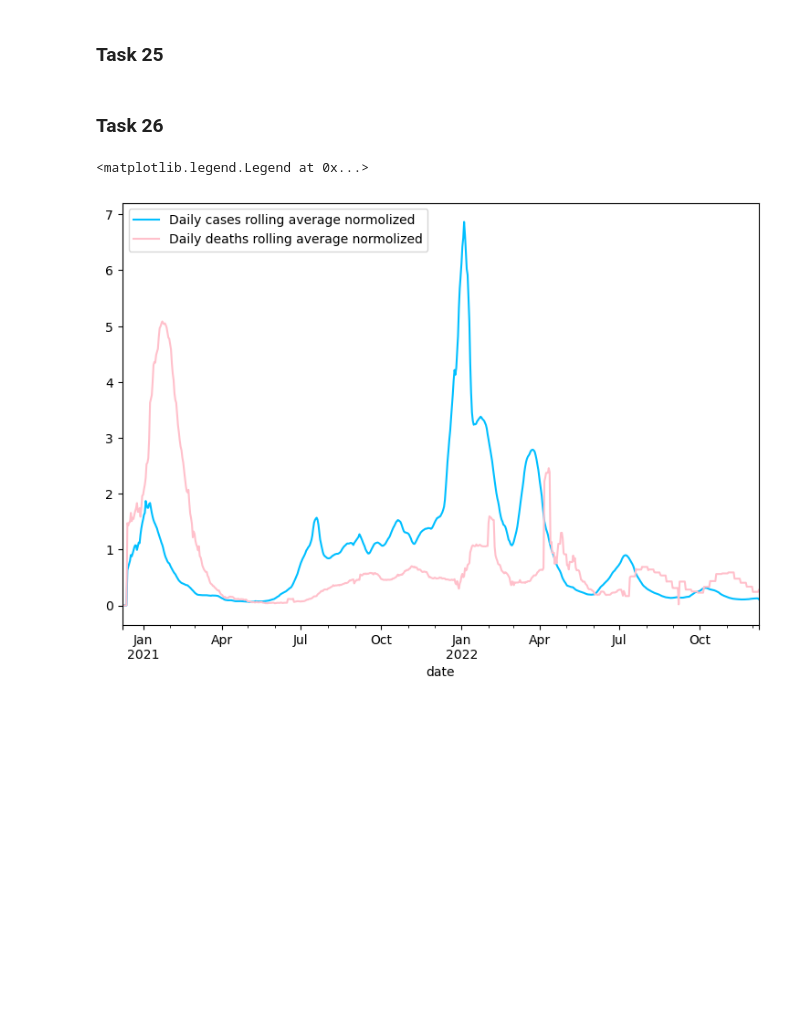
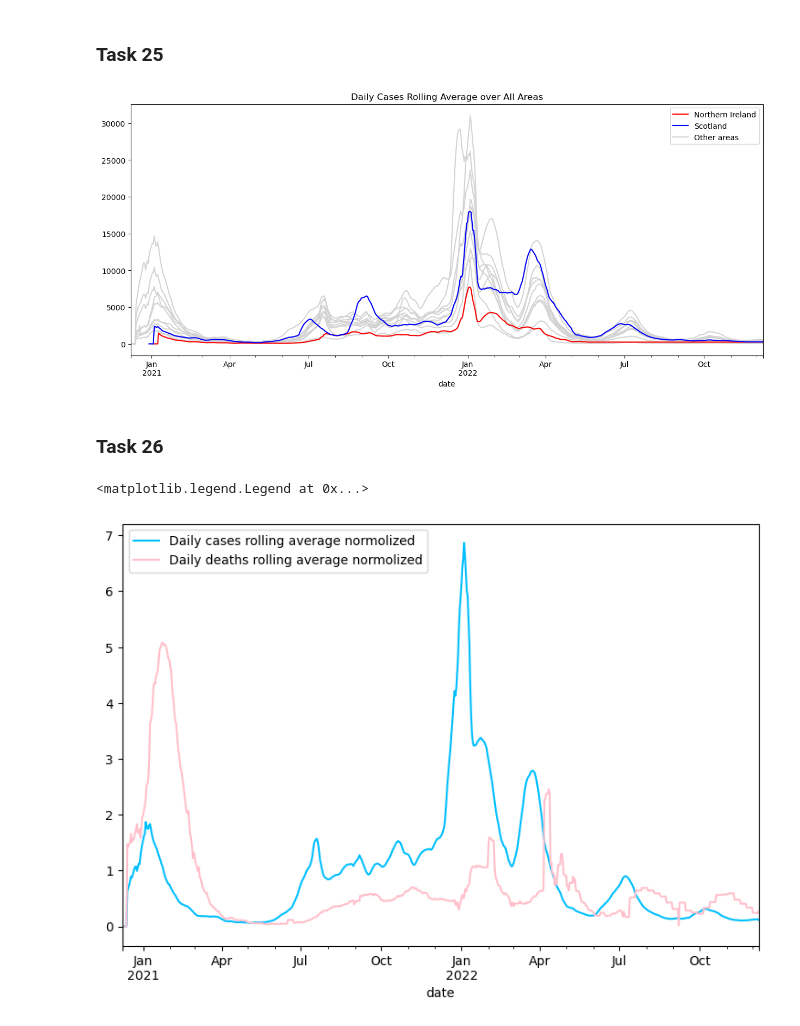
Before and after one commit to congrendai/CW2_for_computer_programing, a Jupyter notebook: CW2_A1.ipynb, the cells around one changed output. Drawn from its saved outputs; the diff is of its cells as text; code cells hidden in the pictures; blank space fills up the shorter version.

```diff
--- a/CW2_A1.ipynb
+++ b/CW2_A1.ipynb
@@ -444,5 +450,29 @@ peak cases as the other areas from April 2022 to the end of 2022.
 # %% [markdown]
 ### Task 25
+# %%
+# 1.0 Intermediate dataframe
+daily_cases_rolling_average_Northern_Ireland = covid_data[covid_data["area"] == "Northern Ireland"].groupby(["date"])["daily_cases_roll_avg"].sum()
+daily_cases_rolling_average_Scotland = covid_data[covid_data["area"] == "Scotland"].groupby(["date"])["daily_cases_roll_avg"].sum()
+daily_cases_rolling_average_London = covid_data[covid_data["area"] == "London"].groupby(["date"])["daily_cases_roll_avg"].sum()
+daily_cases_rolling_average_England = covid_data[covid_data["area"] == "England"].groupby(["date"])["daily_cases_roll_avg"].sum()
+# 2.0 Plot to intermediate dataframe
+fig = plt.figure(figsize=(15, 6))
+ax = fig.add_subplot(111)
+daily_cases_rolling_average_separated_by_areas.plot(ax=ax, color = "lightgrey")
+daily_cases_rolling_average_Northern_Ireland.plot(ax=ax, color = "red")
+daily_cases_rolling_average_Scotland.plot(ax=ax, color = "blue")
+plt.title("Daily Cases Rolling Average over All Areas")
+plt.ylabel("daily cases rolling average")
+plt.legend(['Northern Ireland', 'Scotland', "Other areas"])
+ax.get_legend().legendHandles[0].set_color("red")
+ax.get_legend().legendHandles[1].set_color("blue")
+ax.get_legend().legendHandles[2].set_color("lightgray")
+
+
+
+plt.show()
+# %% [output]
+[figure, added]
 # %% [markdown]
 ### Task 26
 # %%
```
Also changed, not shown: parts of 11 cells of this notebook.
